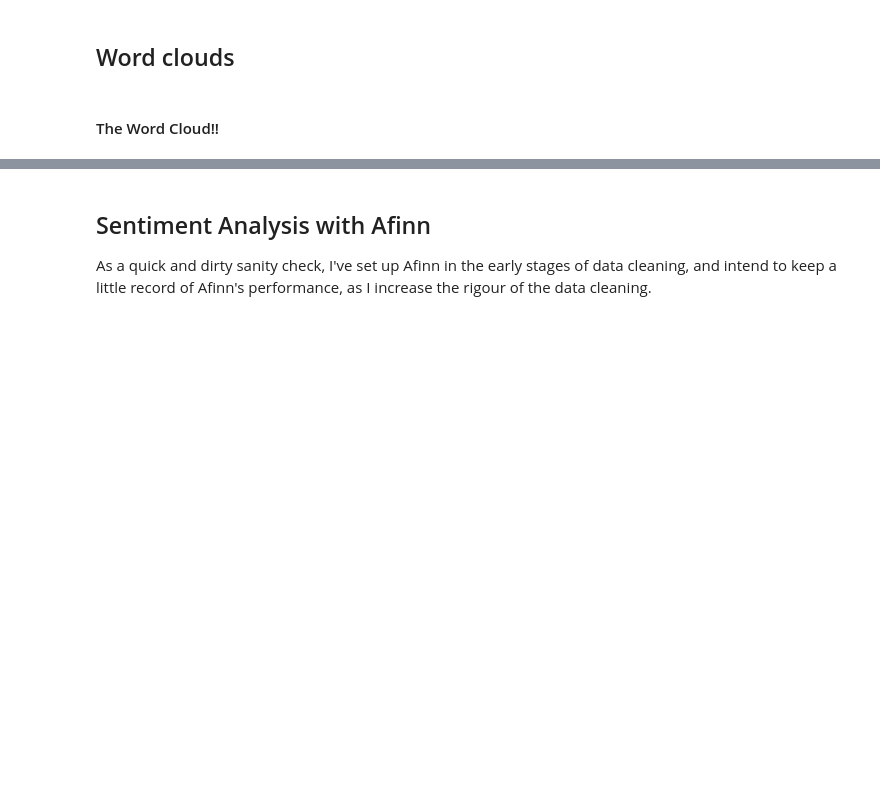
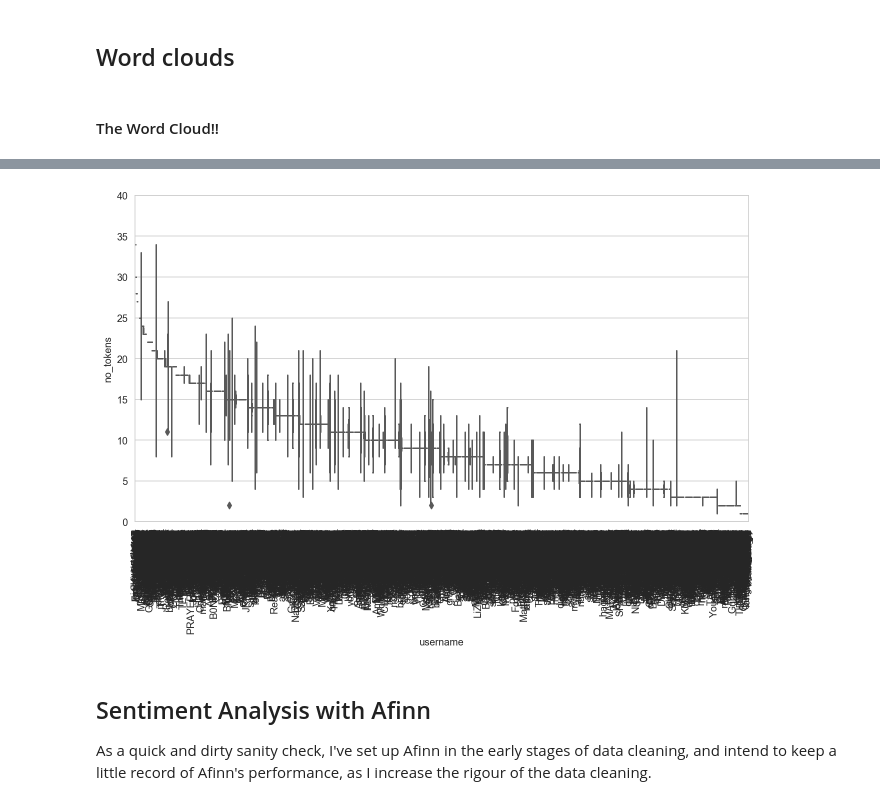
Before and after one commit to 3dspace/language-processing-lifecycle-fall2019, a Jupyter notebook: pgray-csml1010-project.ipynb, the cells around one changed output, grey strips where cells are left out. Saved outputs shown, nothing was run; the diff lists cells and outputs as text; code cells hidden in the pictures; blank space fills up the shorter version.

```diff
--- a/pgray-csml1010-project.ipynb
+++ b/pgray-csml1010-project.ipynb
@@ -432,3 +479,11 @@ wordcloud(counter)
+# %%
+# cut-off diagram at y=40
+
+# CAREFUL!!! this isn't that meaningful, and it takes for freaking ever to plot, even with only 4000 rows!!!
+
+multi_boxplot(df_sm, 'username', 'no_tokens', ylim=40)
+# %% [output]
+[figure, added]
 # %%
 from nltk.probability import FreqDist
 
```
Also changed, not shown: parts of 6 cells of this notebook, 1 other file.
